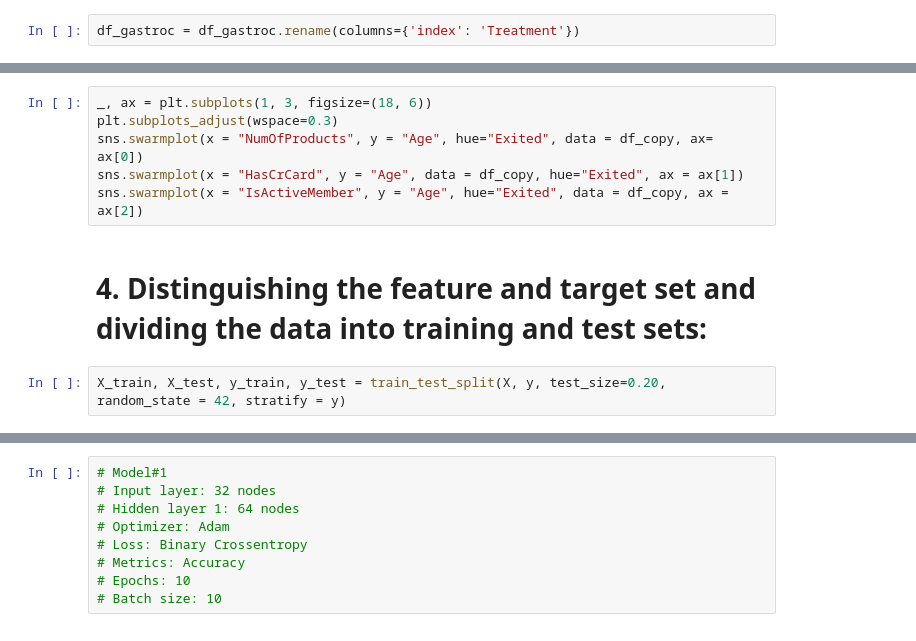
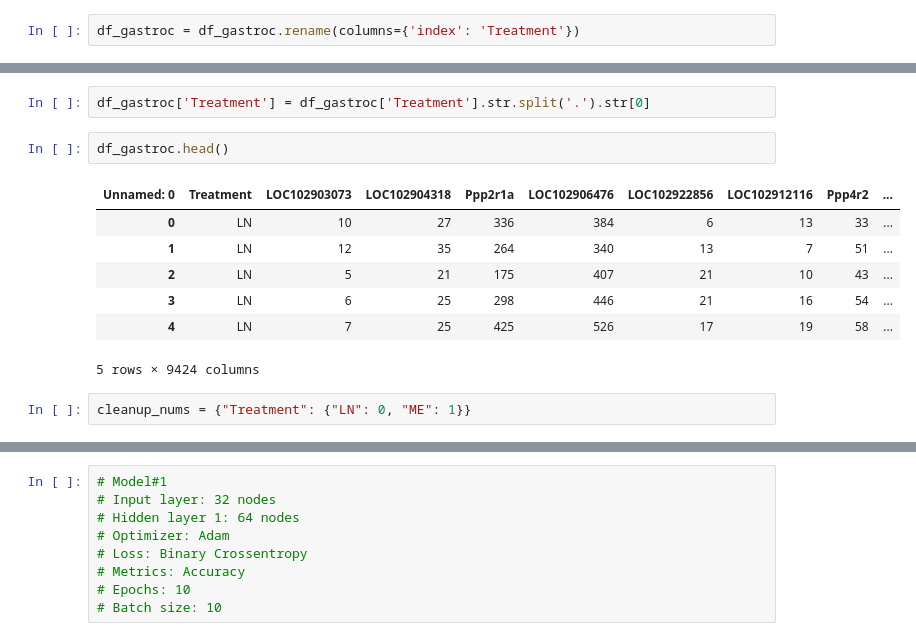
Before and after one commit to lacey-conrad/WGCNA-work, a Jupyter notebook: Gene_coexp_NN.ipynb, the cells around one changed output, grey strips where cells are left out. Cells and saved outputs as stored; diff of their text form.

```diff
--- a/Gene_coexp_NN.ipynb
+++ b/Gene_coexp_NN.ipynb
@@ -191,10 +109,14 @@ plt.title('Count Plot of exit condition for females and males')
-# %%
-_, ax = plt.subplots(1, 3, figsize=(18, 6))
-plt.subplots_adjust(wspace=0.3)
-sns.swarmplot(x = "NumOfProducts", y = "Age", hue="Exited", data = df_copy, ax= ax[0])
-sns.swarmplot(x = "HasCrCard", y = "Age", data = df_copy, hue="Exited", ax = ax[1])
-sns.swarmplot(x = "IsActiveMember", y = "Age", hue="Exited", data = df_copy, ax = ax[2])
-# %% [markdown]
-# 4. Distinguishing the feature and target set and dividing the data into training and test sets:
-# %%
-X_train, X_test, y_train, y_test = train_test_split(X, y, test_size=0.20, random_state = 42, stratify = y)
+# %%
+df_gastroc['Treatment'] = df_gastroc['Treatment'].str.split('.').str[0]
+# %%
+df_gastroc.head()
+# %% [output]
+| Unnamed: 0 | Treatment | LOC102903073 | LOC102904318 | Ppp2r1a | LOC102906476 | LOC102922856 | LOC102912116 | Ppp4r2 | ... |
+| 0 | LN | 10 | 27 | 336 | 384 | 6 | 13 | 33 | ... |
+| 1 | LN | 12 | 35 | 264 | 340 | 13 | 7 | 51 | ... |
+| 2 | LN | 5 | 21 | 175 | 407 | 21 | 10 | 43 | ... |
+| 3 | LN | 6 | 25 | 298 | 446 | 21 | 16 | 54 | ... |
+| 4 | LN | 7 | 25 | 425 | 526 | 17 | 19 | 58 | ... |
+5 rows × 9424 columns
+# %%
+cleanup_nums = {"Treatment": {"LN": 0, "ME": 1}}
```
Also changed, not shown: parts of 47 cells of this notebook.
